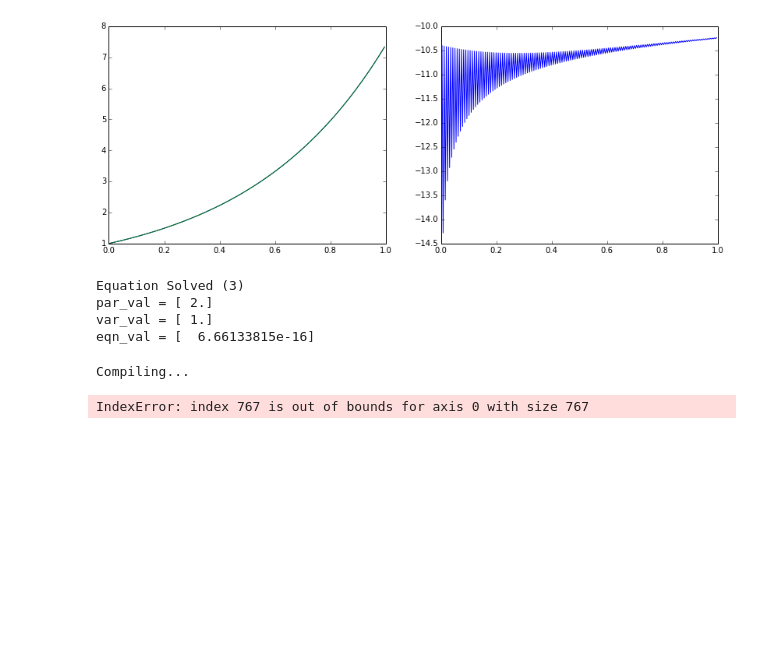
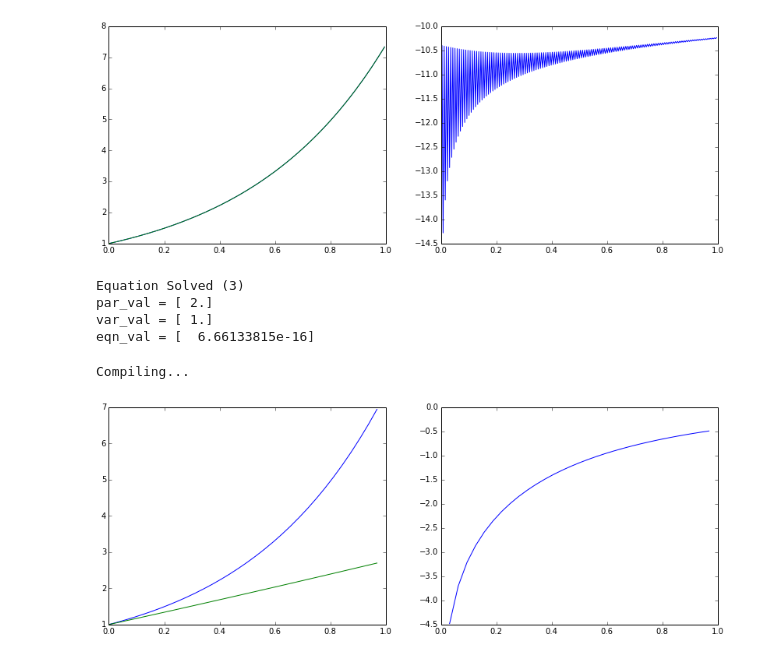
Before and after one commit to iamlemec/meteo, a Jupyter notebook: Meteo.ipynb, the cells around one changed output. Cells and saved outputs as stored; diff of their text form; code cells hidden in the pictures; blank space fills up the shorter version.

```diff
--- a/Meteo.ipynb
+++ b/Meteo.ipynb
@@ -47,12 +48,19 @@ Compiling...
 alpha0 = 1.0
 alpha1 = 2.0
 
-tgrid = mod_de2.var_info['x']['grid']
-xgrid = np.exp(np.sqrt(alpha0)*tgrid)
-xpgrid = np.sqrt(alpha0)*np.exp(np.sqrt(alpha0)*tgrid)
-xppgrid = alpha0*np.exp(np.sqrt(alpha0)*tgrid)
+tgrid = mod_de2.var_info['W']['grid']
+xgrid = np.exp(alpha0*tgrid)
+xpgrid = alpha0*np.exp(alpha0*tgrid)
+xppgrid = alpha0*alpha0*np.exp(alpha0*tgrid)
 
-(t_path,par_path,var_path) = mod_de2.homotopy_bde({"alpha":alpha0},{"alpha":alpha1},{"x":[xgrid,xpgrid,xppgrid]},delt=0.05)
+(t_path,par_path,var_path) = mod_de2.homotopy_bde({"alpha":alpha0},{"alpha":alpha1},{"W":[xgrid,xpgrid,xppgrid]},delt=0.05)
 varf_dict = mod_de2.array_to_dict(var_path[-1],mod_de2.var_info,mod_de2.var_sizes)
-# %% [output]
-IndexError: index 767 is out of bounds for axis 0 with size 767
+# %%
+grid = mod_de2.var_info['W']['grid']
+(x_fin,dx_fin,ddx_fin) = varf_dict['W']
+x_theor = np.exp(alpha1*grid)
+(fig,(ax1,ax2)) = subplots(1,2,figsize=(14,5))
+ax1.plot(grid,x_theor,grid,x_fin);
+ax2.plot(grid,np.log(np.abs((x_fin-x_theor)/x_theor)));
+# %% [output]
+[figure, added]
```
Also changed, not shown: parts of 1 cell of this notebook, 2 other files.
